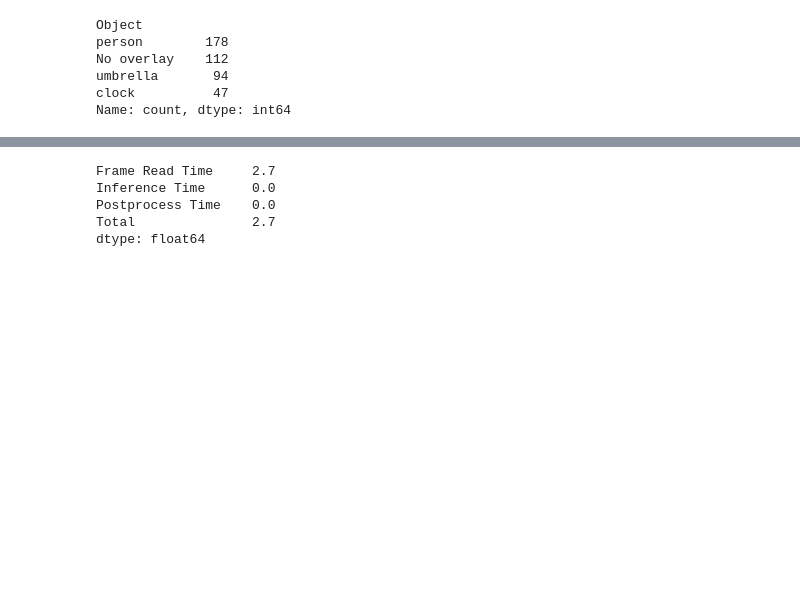
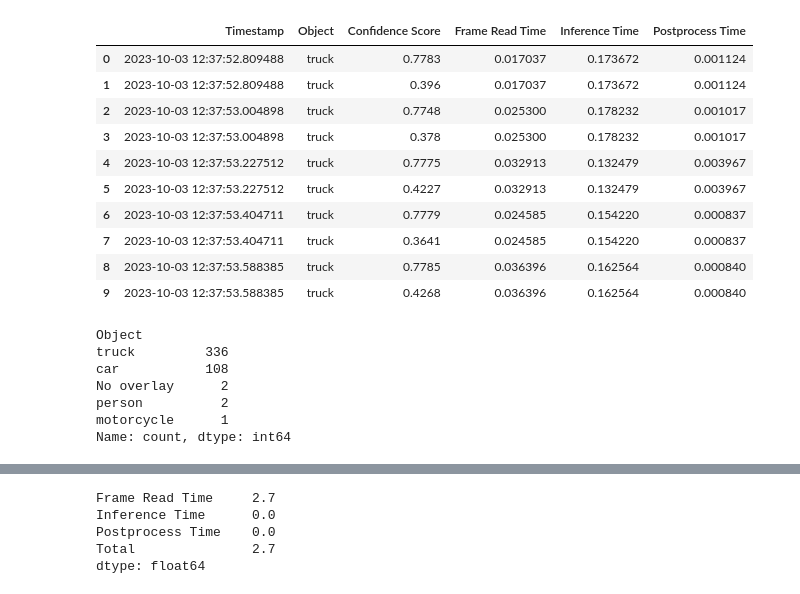
Before and after one commit to bmunday3/streamlit-experimentation, a Jupyter notebook: nantucket-multipage/pandas_testing.ipynb, the cells around one changed output, grey strips where cells are left out. Drawn from its saved outputs; the diff is of its cells as text; code cells hidden in the pictures; blank space fills up the shorter version.

```diff
--- a/nantucket-multipage/pandas_testing.ipynb
+++ b/nantucket-multipage/pandas_testing.ipynb
@@ -22,0 +10,4 @@ print(df.head())
+# %%
+# testing
+df["Total"] = df.iloc[:, 3:6].sum(axis=1)
+inference = df[df["Object"] != "No overlay"]
@@ -23,11 +61,26 @@ print(df.head())
+# %%
+df[:10]
+# %% [output]
+|  | Timestamp | Object | Confidence Score | Frame Read Time | Inference Time | Postprocess Time |
+| 0 | 2023-10-03 12:37:52.809488 | truck | 0.7783 | 0.017037 | 0.173672 | 0.001124 |
+| 1 | 2023-10-03 12:37:52.809488 | truck | 0.396 | 0.017037 | 0.173672 | 0.001124 |
+| 2 | 2023-10-03 12:37:53.004898 | truck | 0.7748 | 0.025300 | 0.178232 | 0.001017 |
+| 3 | 2023-10-03 12:37:53.004898 | truck | 0.378 | 0.025300 | 0.178232 | 0.001017 |
+| 4 | 2023-10-03 12:37:53.227512 | truck | 0.7775 | 0.032913 | 0.132479 | 0.003967 |
+| 5 | 2023-10-03 12:37:53.227512 | truck | 0.4227 | 0.032913 | 0.132479 | 0.003967 |
+| 6 | 2023-10-03 12:37:53.404711 | truck | 0.7779 | 0.024585 | 0.154220 | 0.000837 |
+| 7 | 2023-10-03 12:37:53.404711 | truck | 0.3641 | 0.024585 | 0.154220 | 0.000837 |
+| 8 | 2023-10-03 12:37:53.588385 | truck | 0.7785 | 0.036396 | 0.162564 | 0.000840 |
+| 9 | 2023-10-03 12:37:53.588385 | truck | 0.4268 | 0.036396 | 0.162564 | 0.000840 |
 # %%
 df["Object"].value_counts()
 # %% [output]
 Object
-person        178
-No overlay    112
-umbrella       94
-clock          47
+truck         336
+car           108
+No overlay      2
+person          2
+motorcycle      1
 Name: count, dtype: int64
 # %%
 df["Total"] = df.iloc[:, 3:6].sum(axis=1)
```
Also changed, not shown: parts of 16 cells of this notebook, 17 other files.
